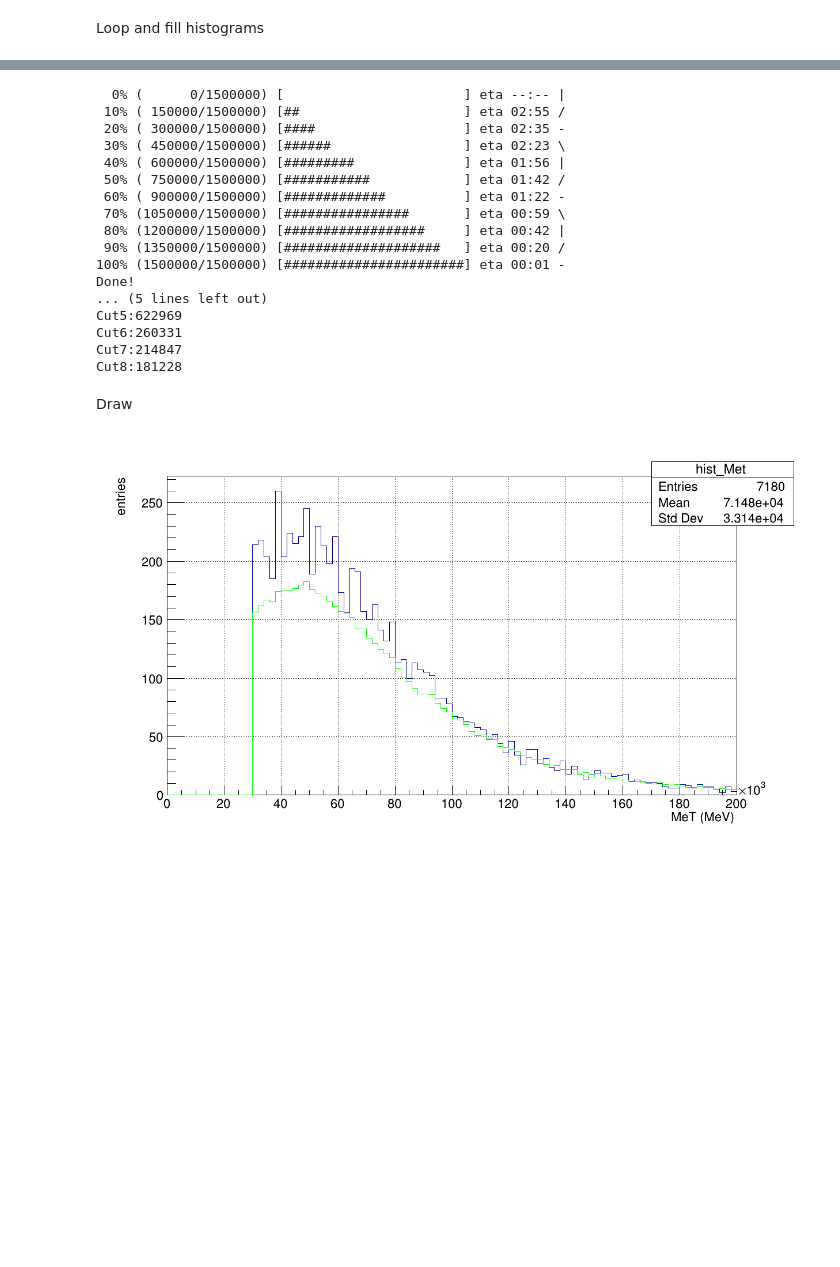
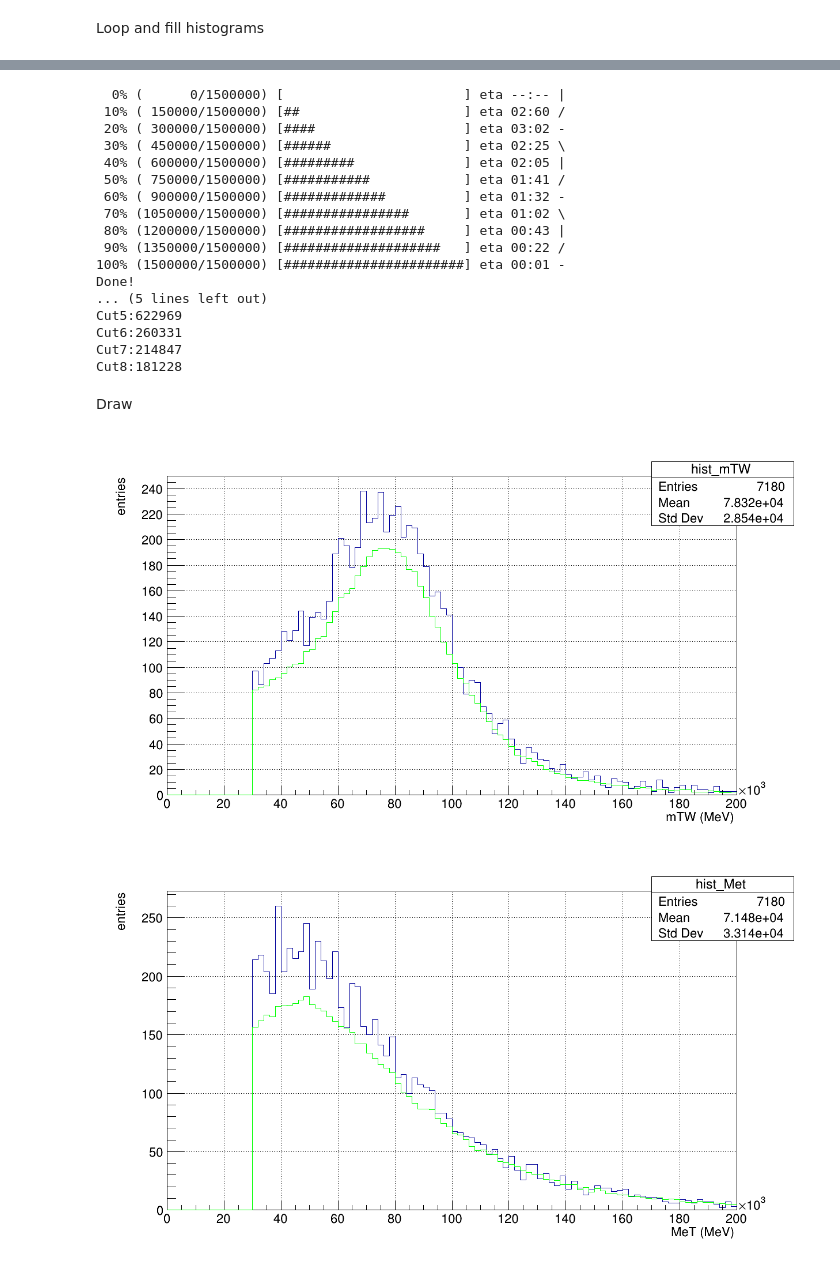
Before and after one commit to cfrc2694/HEP_Exercises, a Jupyter notebook: 04_Data_vs_MC.ipynb, the cells around one changed output, grey strips where cells are left out. Cells and saved outputs as stored; diff of their text form; code cells hidden in the pictures; blank space fills up the shorter version.

```diff
--- a/04_Data_vs_MC.ipynb
+++ b/04_Data_vs_MC.ipynb
@@ -65,6 +65,7 @@ pt_slead_bjet=TH1F("pt_slead_bjet", "; Pt_{bj}(MeV) ; entries", 100, 0.0, 200e3)
 eta_slead_bjet=TH1F("eta_slead_bjet", "; #eta_{bj}  ; entries", 100, -5, 5)
 
 hist_Met=TH1F("hist_Met", "; MeT (MeV); entries", 100, 0.0, 200e3)
+hist_mTW=TH1F("hist_mTW", "; mTW (MeV); entries", 100, 0.0, 200e3)
 # %%
 !pip install etaprogress
 import sys
@@ -319,6 +321,7 @@ MC_pt_slead_bjet=TH1F("MC_pt_slead_bjet", "; Pt_{bj}(MeV) ; entries", 100, 0.0,
 MC_eta_slead_bjet=TH1F("MC_eta_slead_bjet", "; #eta_{bj}  ; entries", 100, -5, 5)
 
 MC_hist_Met=TH1F("MC_hist_Met", "; MeT (MeV); entries", 100, 0.0, 200e3)
+MC_hist_mTW=TH1F("MC_hist_mTW", "; MeT (MeV); entries", 100, 0.0, 200e3)
 # %%
 bar = ProgressBar(tree.GetEntries(), max_width=60)
 
@@ -466,7 +469,7 @@ for event in tree:
     cut8+=1
 
 
-
+    MC_hist_mTW.Fill(mTW,evwt)
     MC_hist_Met.Fill(MeT.Et(),evwt)
 
     ##hist lepton
@@ -516,15 +519,15 @@ print("Cut7:" + str(cut7))
 print("Cut8:" + str(cut8))
 # %% [output]
   0% (      0/1500000) [                       ] eta --:-- |
- 10% ( 150000/1500000) [##                     ] eta 02:55 /
- 20% ( 300000/1500000) [####                   ] eta 02:35 -
- 30% ( 450000/1500000) [######                 ] eta 02:23 \
- 40% ( 600000/1500000) [#########              ] eta 01:56 |
- 50% ( 750000/1500000) [###########            ] eta 01:42 /
- 60% ( 900000/1500000) [#############          ] eta 01:22 -
- 70% (1050000/1500000) [################       ] eta 00:59 \
- 80% (1200000/1500000) [##################     ] eta 00:42 |
- 90% (1350000/1500000) [####################   ] eta 00:20 /
+ 10% ( 150000/1500000) [##                     ] eta 02:60 /
+ 20% ( 300000/1500000) [####                   ] eta 03:02 -
+ 30% ( 450000/1500000) [######                 ] eta 02:25 \
+ 40% ( 600000/1500000) [#########              ] eta 02:05 |
+ 50% ( 750000/1500000) [###########            ] eta 01:41 /
+ 60% ( 900000/1500000) [#############          ] eta 01:32 -
+ 70% (1050000/1500000) [################       ] eta 01:02 \
+ 80% (1200000/1500000) [##################     ] eta 00:43 |
+ 90% (1350000/1500000) [####################   ] eta 00:22 /
 100% (1500000/1500000) [#######################] eta 00:01 -
 Done!
 ... (5 lines left out)
@@ -539,6 +542,14 @@ canvas = TCanvas("Canvas","",1240,720);
 canvas.SetGrid()
 # %%
 weight=lum/MC_lum
+# %%
+hist_mTW.Draw("hist")
+MC_hist_mTW.Scale(weight)
+MC_hist_mTW.SetLineColor(3)
+MC_hist_mTW.Draw("histsame")
+canvas.Draw()
+# %% [output]
+[figure, added]
 # %%
 hist_Met.Draw("hist")
 MC_hist_Met.Scale(weight)
```
Also changed, not shown: parts of 1 cell of this notebook.
